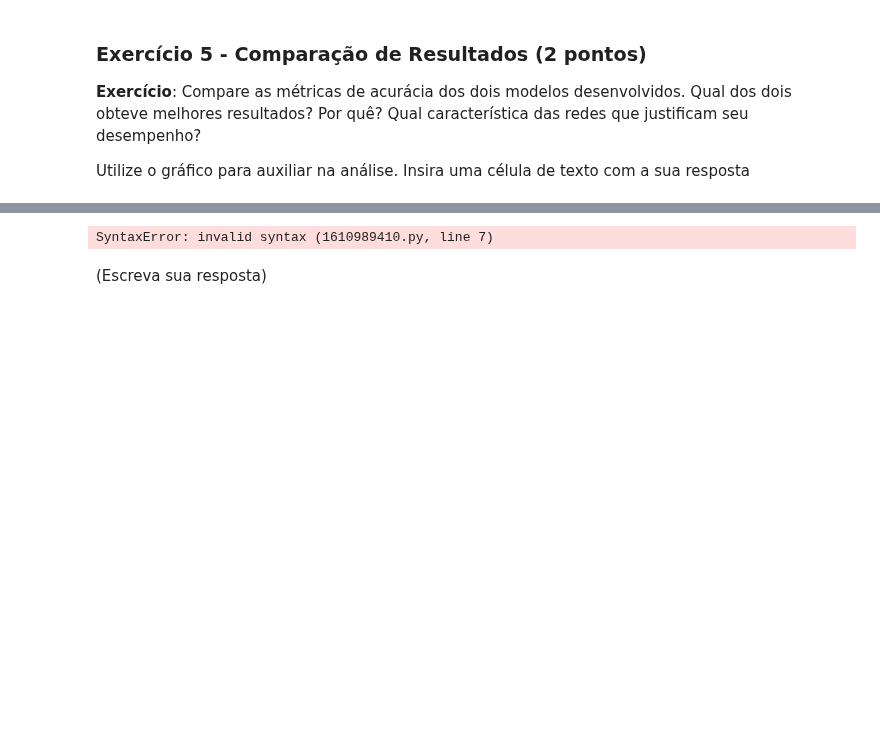
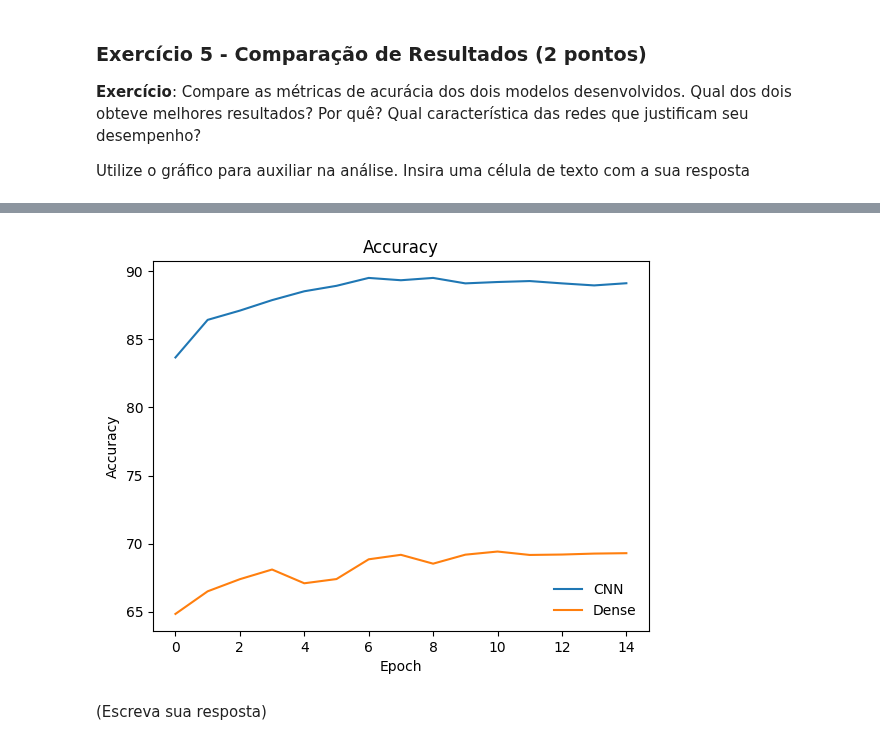
Before and after one commit to KLC8-DFCM/RedesNeurais, a Jupyter notebook: Trabalho1/SCC0270-T1-11800910-11800584.ipynb, the cells around one changed output, grey strips where cells are left out. Drawn from its saved outputs; the diff is of its cells as text; code cells hidden in the pictures; blank space fills up the shorter version.

```diff
--- a/Trabalho1/SCC0270-T1-11800910-11800584.ipynb
+++ b/Trabalho1/SCC0270-T1-11800910-11800584.ipynb
@@ -248,20 +248,22 @@ class NetworkDense(nn.Module):
 
     def __init__(self):
 
-        ### INÍCIO DO CÓDIGO ### (≈ 5 linhas)
-        pass
-        #self.fc1 = # ...
-        # ...
+        # Inicialização da classe pai
+        super(NetworkDense, self).__init__()
 
-        ### FIM DO CÓDIGO ###
+        self.fc1 = nn.Linear(28*28, 1024) # 28*28 = tamanho da imagem
+        self.fc2 = nn.Linear(1024, 512) # 1024 = número de neurônios da camada anterior
+        self.fc3 = nn.Linear(512, 256) # 512 = número de neurônios da camada anterior
+        self.fc4 = nn.Linear(256, 128) # 256 = número de neurônios da camada anterior
+        self.fc5 = nn.Linear(128, 10) # 128 = número de neurônios da camada anterior
 
     def forward(self, x):
 
-        ### INÍCIO DO CÓDIGO ### (≈ 5 linhas)
-
-        #x = # ...
-        # ...
-
-        ### FIM DO CÓDIGO ###
+        x = torch.flatten(x,1) # achatando a imagem
+        x = F.relu(self.fc1(x)) # camada fully connected 1 + ReLU
+        x = F.relu(self.fc2(x)) # camada fully connected 2 + ReLU
+        x = F.relu(self.fc3(x)) # camada fully connected 3 + ReLU
+        x = F.relu(self.fc4(x)) # camada fully connected 4 + ReLU
+        x = F.relu(self.fc5(x)) # camada fully connected 5 + ReLU
 
         return x
@@ -271,10 +280,10 @@ class NetworkDense(nn.Module):
 **Exercício 2.B**: Utilizando a classe `NetworkDense` implementada anteriormente, inicialize o modelo, defina uma função para loss, o otimizador, e a learning rate desejados. Depois, treine o modelo por algumas épocas.
 # %%
 ### INÍCIO DO CÓDIGO ### (≈ 4 linhas)
-#model_dense = # ...
-#criterion = # ...
-#learning_rate = # ...
-#optimizer = # ...
+model_dense = NetworkDense() # instanciando o modelo
+criterion = nn.CrossEntropyLoss() # função de custo
+learning_rate = 0.001 # taxa de aprendizado
+optimizer = torch.optim.Adam(model_dense.parameters(), lr=learning_rate) # otimizador
 ### FIM DO CÓDIGO ###
 
-#print(model_dense)
+print(model_dense)
@@ -281,4 +298,5 @@ class NetworkDense(nn.Module):
 # %%
 ### INÍCIO DO CÓDIGO ### (≈ 1 linha)
-#den_results = fit(# ...
+dense_results = fit(model_dense, criterion, optimizer, train_loader, test_loader, num_epochs=15) # treinando o modelo
+print(dense_results)
 ### FIM DO CÓDIGO ###
@@ -418,16 +446,16 @@ Utilize o gráfico para auxiliar na análise. Insira uma célula de texto com a
 # %%
 ### INÍCIO DO CÓDIGO ### (≈ 2 linhas)
-plt.plot(cnn_results[#...insira seu codigo...#], label='CNN')
-plt.plot(den_results[#...insira seu codigo...#], label='Dense')
+plt.plot(cnn_results['accuracy_list'], label='CNN') # plotando a acurácia da CNN
+plt.plot(dense_results['accuracy_list'], label='Dense') # plotando a acurácia da rede densa
 ### FIM DO CÓDIGO ###
 
 plt.legend(frameon=False)
 plt.xlabel("Epoch")
 plt.ylabel("Accuracy")
 plt.title("Accuracy")
 plt.show()
 # %% [output]
-SyntaxError: invalid syntax (1610989410.py, line 7)
+[figure, added]
 # %% [markdown]
 (Escreva sua resposta)
 # %% [markdown]
```
Also changed, not shown: parts of 13 cells of this notebook.
